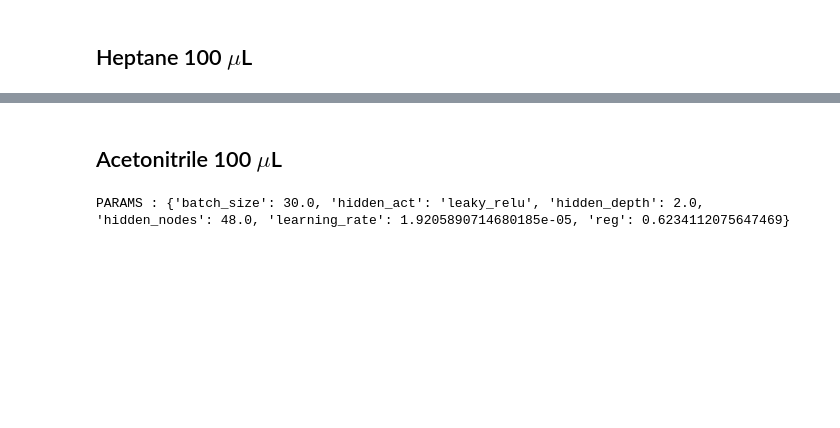
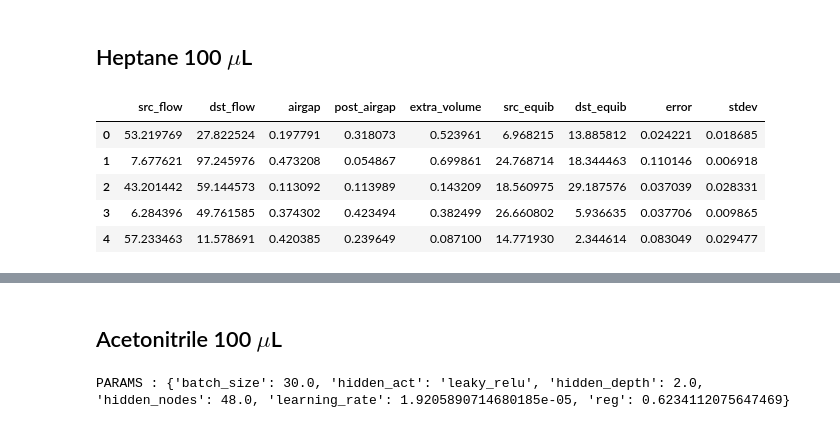
Before and after one commit to aspuru-guzik-group/olympus, a Jupyter notebook: __dev_/liquid_emulators.ipynb, the cells around one changed output, grey strips where cells are left out. Cells and saved outputs as stored; diff of their text form; code cells hidden in the pictures; blank space fills up the shorter version.

```diff
--- a/__dev_/liquid_emulators.ipynb
+++ b/__dev_/liquid_emulators.ipynb
@@ -23,3 +20,13 @@ from olympus.models import BayesNeuralNet
 from sklearn.metrics import r2_score, mean_squared_error
 # %% [markdown]
 ## Heptane 100 $\mu$L
+# %%
+dataset = Dataset(kind='liquid_hep_100')
+dataset.data.head()
+# %% [output]
+|  | src_flow | dst_flow | airgap | post_airgap | extra_volume | src_equib | dst_equib | error | stdev |
+| 0 | 53.219769 | 27.822524 | 0.197791 | 0.318073 | 0.523961 | 6.968215 | 13.885812 | 0.024221 | 0.018685 |
+| 1 | 7.677621 | 97.245976 | 0.473208 | 0.054867 | 0.699861 | 24.768714 | 18.344463 | 0.110146 | 0.006918 |
+| 2 | 43.201442 | 59.144573 | 0.113092 | 0.113989 | 0.143209 | 18.560975 | 29.187576 | 0.037039 | 0.028331 |
+| 3 | 6.284396 | 49.761585 | 0.374302 | 0.423494 | 0.382499 | 26.660802 | 5.936635 | 0.037706 | 0.009865 |
+| 4 | 57.233463 | 11.578691 | 0.420385 | 0.239649 | 0.087100 | 14.771930 | 2.344614 | 0.083049 | 0.029477 |
```
Also changed, not shown: parts of 6 cells of this notebook, 8 other files.
